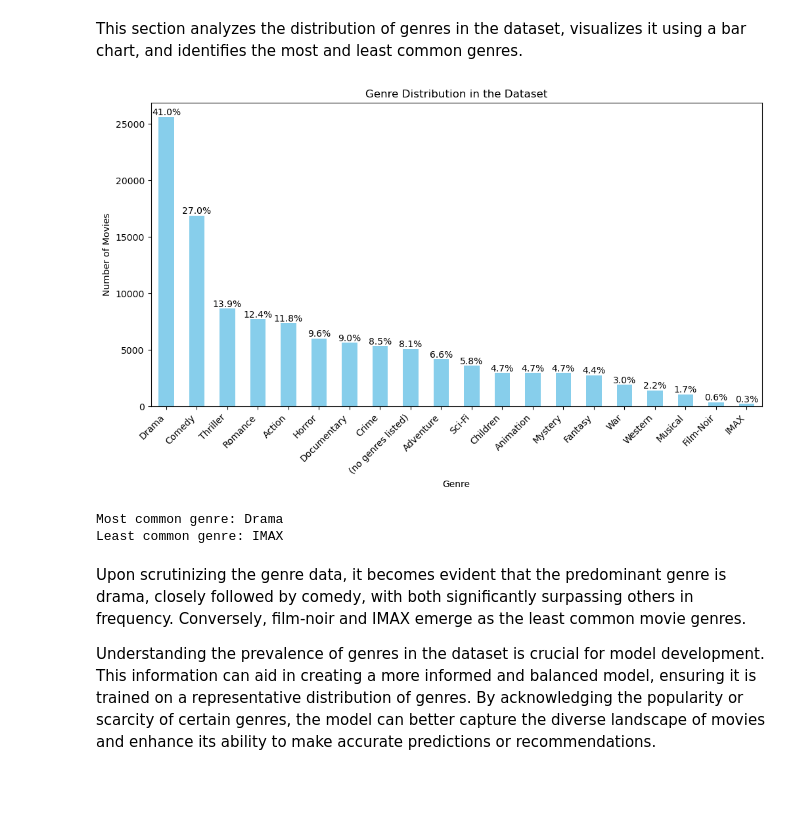
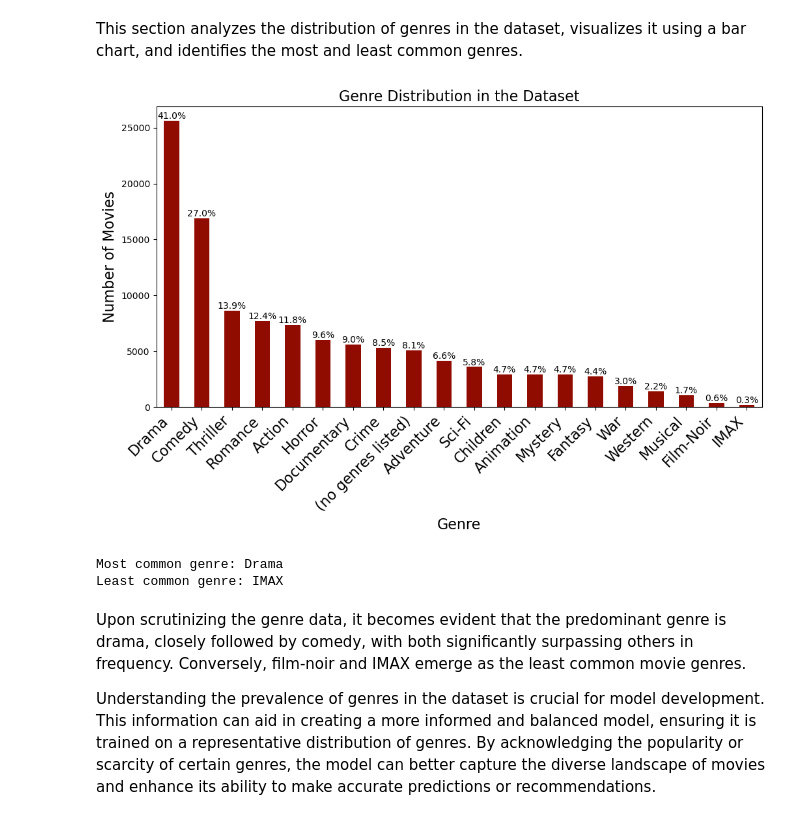
Before and after one commit to Christelle278/Unsupervised-Learning-Sprint-2307FTDS-Team-NM3, a Jupyter notebook: Unsupervised_Learning_Sprint_2307FTDS_Team_NM3.ipynb, the cells around one changed output. Saved outputs shown, nothing was run; the diff lists cells and outputs as text; code cells hidden in the pictures; blank space fills up the shorter version.

```diff
--- a/Unsupervised_Learning_Sprint_2307FTDS_Team_NM3.ipynb
+++ b/Unsupervised_Learning_Sprint_2307FTDS_Team_NM3.ipynb
@@ -717,0 +698,15 @@ eda_test = pd.read_csv('test.csv')
+# %%
+# Read training data from CSV file into a DataFrame
+eda_genome_scores = df_genome_scores.copy()
+
+eda_genome_tags = df_genome_tags.copy()
+
+eda_imdb_data = df_imdb_data.copy()
+
+eda_links = df_links.copy()
+
+eda_movies = df_movies.copy()
+
+eda_tags = df_tags.copy()
+
+eda_train = df_train.copy()
@@ -1001,35 +999,35 @@ This section analyzes the distribution of genres in the dataset, visualizes it u
 # %%
 # Extract genres and create a list
 genres_list = eda_movies['genres'].str.split('|').explode()
 # Count the occurrences of each genre
 genre_counts = genres_list.value_counts()
 
 # Plot the genre distribution
 plt.figure(figsize=(12, 6))
-ax = genre_counts.plot(kind='bar', color='skyblue')
-plt.title('Genre Distribution in the Dataset')
-plt.xlabel('Genre')
-plt.ylabel('Number of Movies')
-plt.xticks(rotation=45, ha='right')
+ax = genre_counts.plot(kind='bar', color='#910C00')
+plt.title('Genre Distribution in the Dataset', fontsize=16)
+plt.xlabel('Genre', fontsize=16)
+plt.ylabel('Number of Movies', fontsize=16)
+plt.xticks(rotation=45, ha='right', fontsize=16)
 
 # Add percentages on top of the bars
 total_movies = len(eda_movies)
 for p in ax.patches:
     percentage = '{:.1f}%'.format((p.get_height() / total_movies) * 100)
     x_pos = p.get_x() + p.get_width() / 2
     y_pos = p.get_height()
     ax.annotate(percentage, (x_pos, y_pos), ha='center', va='bottom')
 
 plt.show()
 
 # Identify the most and least common genres
 most_common_genre = genre_counts.idxmax()
 least_common_genre = genre_counts.idxmin()
 
 print(f"Most common genre: {most_common_genre}")
 print(f"Least common genre: {least_common_genre}")
 # %% [output]
-[figure, old version]
+[figure, new version]
 Most common genre: Drama
 Least common genre: IMAX
 # %% [markdown]
```
Also changed, not shown: parts of 83 cells of this notebook.
